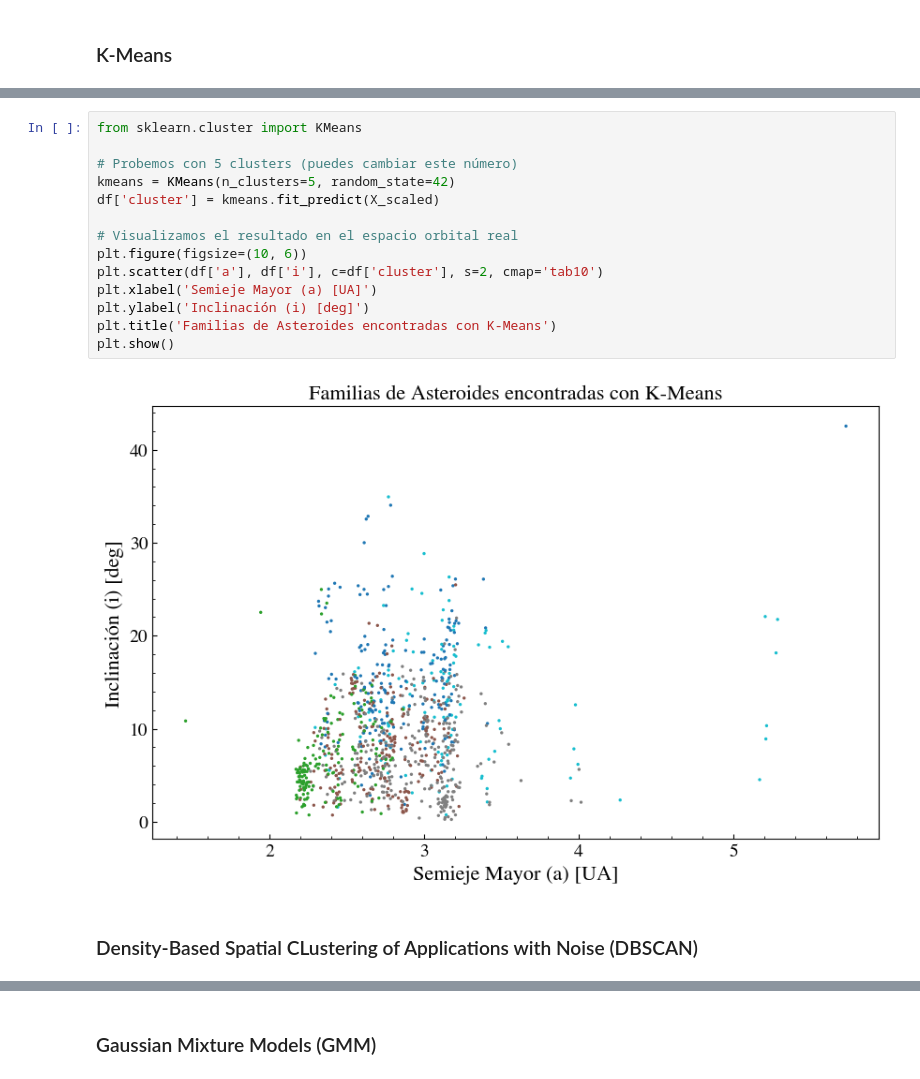
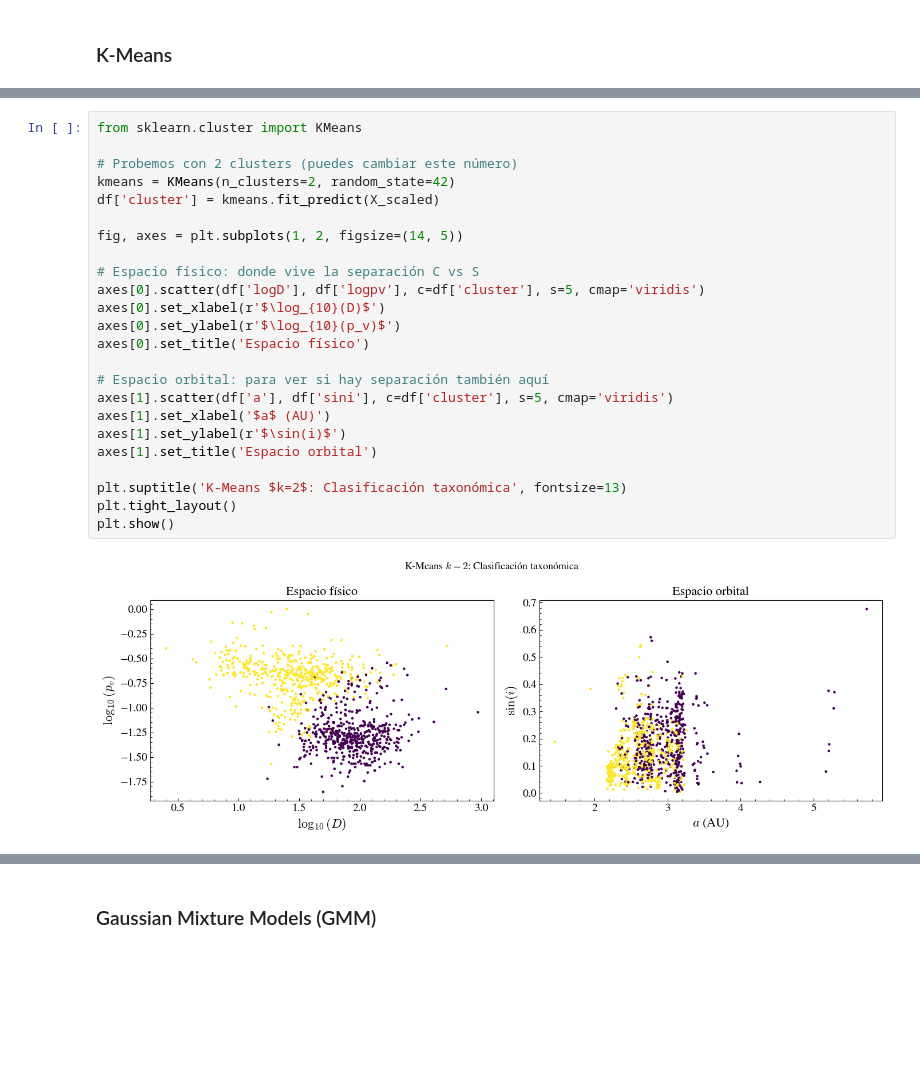
Before and after one commit to jurados/AS4501_Astroinformatic, a Jupyter notebook: Auxiliar/AUX6_UnsupervisedML.ipynb, the cells around one changed output, grey strips where cells are left out. Drawn from its saved outputs; the diff is of its cells as text; blank space fills up the shorter version.

```diff
--- a/Auxiliar/AUX6_UnsupervisedML.ipynb
+++ b/Auxiliar/AUX6_UnsupervisedML.ipynb
@@ -577,18 +648,26 @@ Un valor alto indica que Vesta está lejos de ese centroide — lo que K-means i
 # %%
 from sklearn.cluster import KMeans
 
-# Probemos con 5 clusters (puedes cambiar este número)
-kmeans = KMeans(n_clusters=5, random_state=42)
+# Probemos con 2 clusters (puedes cambiar este número)
+kmeans = KMeans(n_clusters=2, random_state=42)
 df['cluster'] = kmeans.fit_predict(X_scaled)
 
-# Visualizamos el resultado en el espacio orbital real
-plt.figure(figsize=(10, 6))
-plt.scatter(df['a'], df['i'], c=df['cluster'], s=2, cmap='tab10')
-plt.xlabel('Semieje Mayor (a) [UA]')
-plt.ylabel('Inclinación (i) [deg]')
-plt.title('Familias de Asteroides encontradas con K-Means')
+fig, axes = plt.subplots(1, 2, figsize=(14, 5))
+
+# Espacio físico: donde vive la separación C vs S
+axes[0].scatter(df['logD'], df['logpv'], c=df['cluster'], s=5, cmap='viridis')
+axes[0].set_xlabel(r'$\log_{10}(D)$')
+axes[0].set_ylabel(r'$\log_{10}(p_v)$')
+axes[0].set_title('Espacio físico')
+
+# Espacio orbital: para ver si hay separación también aquí
+axes[1].scatter(df['a'], df['sini'], c=df['cluster'], s=5, cmap='viridis')
+axes[1].set_xlabel('$a$ (AU)')
+axes[1].set_ylabel(r'$\sin(i)$')
+axes[1].set_title('Espacio orbital')
+
+plt.suptitle('K-Means $k=2$: Clasificación taxonómica', fontsize=13)
+plt.tight_layout()
 plt.show()
 # %% [output]
-[figure, old version]
+[figure, new version]
-# %% [markdown]
-### Density-Based Spatial CLustering of Applications with Noise (DBSCAN)
```
Also changed, not shown: parts of 27 cells of this notebook.
